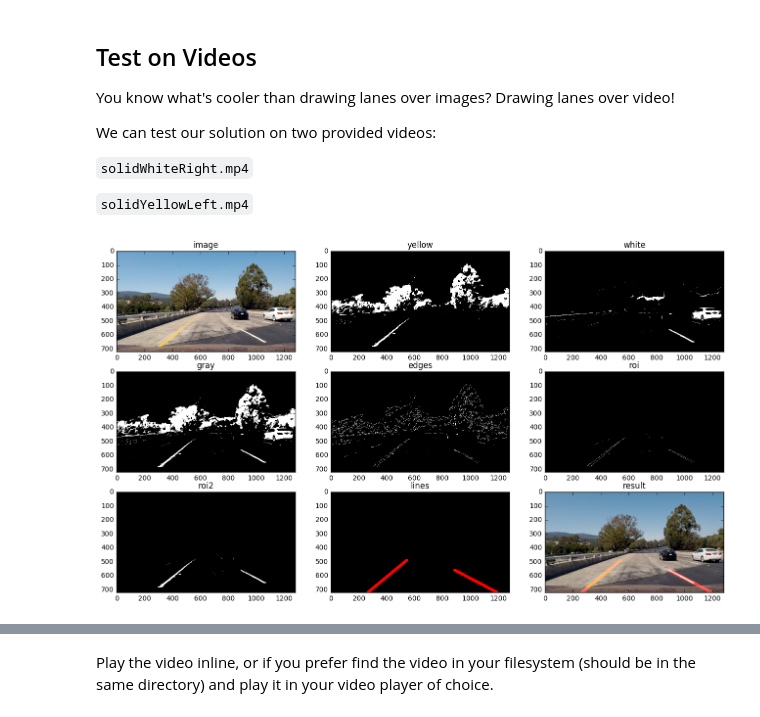
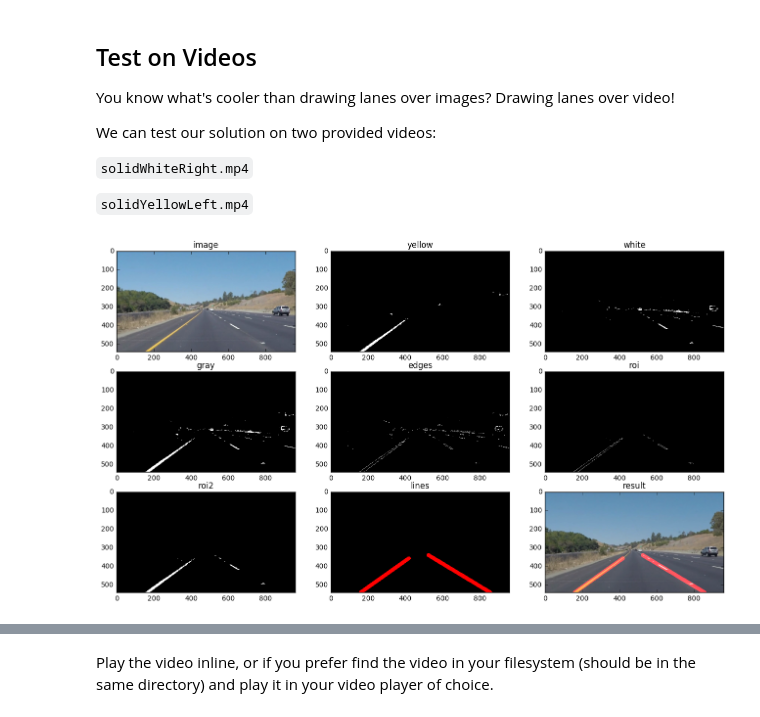
Before and after one commit to ypwhs/CarND-LaneLines-P1, a Jupyter notebook: P1.ipynb, the cells around one changed output, grey strips where cells are left out. Cells and saved outputs as stored; diff of their text form; code cells hidden in the pictures.

```diff
--- a/P1.ipynb
+++ b/P1.ipynb
@@ -51,6 +51,19 @@ plt.imshow(image)  #call as plt.imshow(gray, cmap='gray') to show a grayscaled i
 **Check out the OpenCV documentation to learn about these and discover even more awesome functionality!**
 # %% [markdown]
 Below are some helper functions to help get you started. They should look familiar from the lesson!
+# %%
+class Smooth:
+    def __init__(self, windowsize=10):
+        self.window_size = windowsize
+        self.data = np.zeros((self.window_size, 2, 4), dtype=np.float32)
+        self.index = 0
+
+    def __iadd__(self, x):
+        if self.index == 0:
+            self.data[:] = x
+        self.data[self.index % self.window_size] = x
+        self.index += 1
+        return self
 # %%
 import math
 
@@ -105,6 +118,7 @@ def draw_lines(img, lines, color=[255, 0, 0], thickness=2):
             cv2.line(img, (x1, y1), (x2, y2), color, thickness)
 
 def hough_lines(img, rho, theta, threshold, min_line_len, max_line_gap):
+    global a
     """
     `img` should be the output of a Canny transform.
 
@@ -134,9 +148,12 @@ def hough_lines(img, rho, theta, threshold, min_line_len, max_line_gap):
             k1 = np.average(side[:,2], weights=side[:,0])
             x1 = np.average(side[:,3], weights=side[:,0])
             lines3.append([int(x1), height, int(x1-(height-h2)/k1), int(h2)])
-        draw_lines(line_img, [lines3], thickness=20)
+
+        a += np.array(lines3)
     except:
         pass
+    lines4 = a.data.mean(axis=0)
+    draw_lines(line_img, [lines4], thickness=20)
     return line_img
 
 # Python 3 has support for cool math symbols.
@@ -206,36 +223,36 @@ def process_image(image):
     result = weighted_img(image, out, 0.9, 0.9)
     return result
 # %%
-# image = cv2.imread('test_images/solidYellowCurve.jpg')
+a = Smooth()
+image = cv2.imread('test_images/solidYellowCurve.jpg')
 # image = cv2.imread('test_images/solidWhiteCurve.jpg')
-image = cv2.imread('test_images/challenge2.png')
+# image = cv2.imread('test_images/challenge.png')
 image = cv2.cvtColor(image, cv2.COLOR_BGR2RGB)
 height = image.shape[0]
 width = image.shape[1]
 interest = np.array([[0, height], [width*3/8, height*5/8], [width*5/8, height*5/8], [width, height]], np.int32)
 
-blur = gaussian_noise(image, 5)
-hsv = cv2.cvtColor(blur, cv2.COLOR_RGB2HSV)
-yellow = cv2.inRange(hsv, (20, 50, 50), (50, 255, 255))
+hsv = cv2.cvtColor(image, cv2.COLOR_RGB2HSV)
+yellow = cv2.inRange(hsv, (20, 80, 80), (25, 255, 255))
 white = cv2.inRange(hsv, (0, 0, 180), (255, 25, 255))
 gray = cv2.bitwise_or(yellow, white)
 edges = canny(gray, 64, 192)
 roi = region_of_interest(edges, [interest])
 roi2 = region_of_interest(gray, [interest])
-lines = hough_lines(roi, 1, np.pi/180, 32, 1, 200)
+lines = hough_lines(roi2, 1, np.pi/180, 32, 1, 200)
 result = weighted_img(image, lines, 0.9, 0.9)
 
 def showimg(subplace, title, _img):
     plt.subplot(*subplace)
     plt.title(title)
     if len(_img.shape) == 3:
         plt.imshow(_img)
     else:
         plt.imshow(_img, cmap='gray')
 
 plt.figure(figsize=[16, 9])
 for i, imgname in enumerate(['image', 'yellow', 'white', 'gray', 'edges', 'roi', 'roi2', 'lines', 'result']):
     showimg((3, 3, i+1), imgname, eval(imgname))
 # %% [output]
-[figure, old version]
+[figure, new version]
 # %%
```
Also changed, not shown: parts of 4 cells of this notebook, 3 other files.
